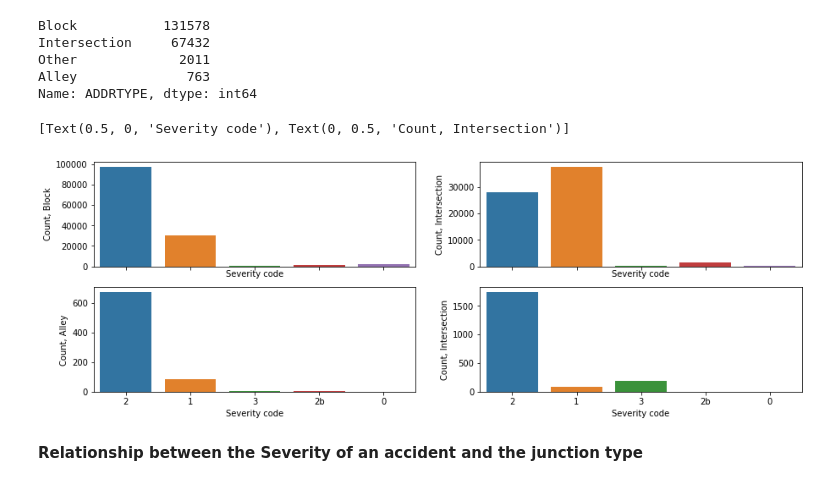
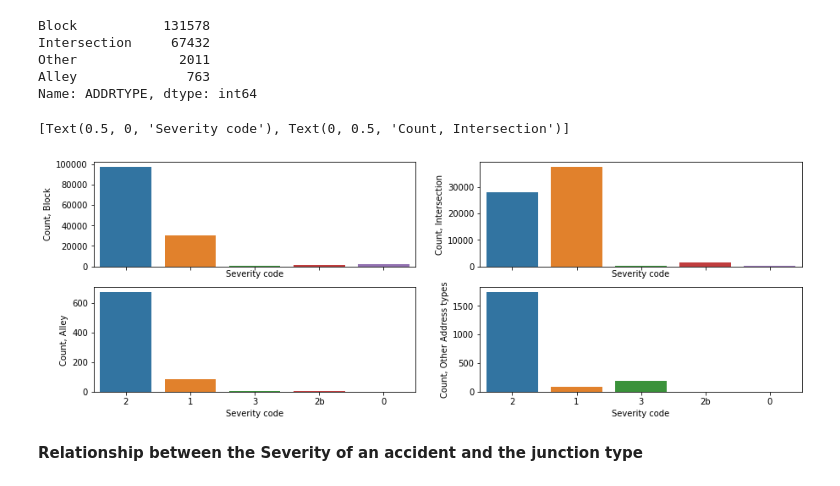
Before and after one commit to sankha14/Applied_Data_Science_Capstone, a Jupyter notebook: Car_Accident_Severity_Prediction.ipynb, the cells around one changed output. Drawn from its saved outputs; the diff is of its cells as text; code cells hidden in the pictures.

```diff
--- a/Car_Accident_Severity_Prediction.ipynb
+++ b/Car_Accident_Severity_Prediction.ipynb
@@ -829,26 +829,26 @@ Name: ADDRTYPE, dtype: int64
 # %%
 block_df = df_coll_clean[df_coll_clean['ADDRTYPE']== 'Block']
 intersection_df = df_coll_clean[df_coll_clean['ADDRTYPE']== 'Intersection']
 alley_df = df_coll_clean[df_coll_clean['ADDRTYPE']== 'Alley']
 other_df = df_coll_clean[df_coll_clean['ADDRTYPE']== 'Other']
 
 fig, axes = plt.subplots(2, 2, sharex = True, figsize = (15,5))
 
 
 sns.countplot(ax = axes[1, 0], x = alley_df['SEVERITYCODE'], data = alley_df)
 axes[1,0].set(xlabel = 'Severity code', ylabel = 'Count, Alley')
 
 sns.countplot(ax = axes[1, 1], x = other_df['SEVERITYCODE'], data = other_df)
-axes[1,1].set(xlabel = 'Severity code', ylabel = 'Count, Intersection')
+axes[1,1].set(xlabel = 'Severity code', ylabel = 'Count, Other Address types')
 
 sns.countplot(ax = axes[0, 0], x = block_df['SEVERITYCODE'], data = block_df)
 axes[0,0].set(xlabel = 'Severity code', ylabel = 'Count, Block')
 
 sns.countplot(ax = axes[0, 1], x = intersection_df['SEVERITYCODE'], data = intersection_df)
 axes[0,1].set(xlabel = 'Severity code', ylabel = 'Count, Intersection')
 # %% [output]
 [Text(0.5, 0, 'Severity code'), Text(0, 0.5, 'Count, Intersection')]
-[figure, old version]
+[figure, new version]
 # %% [markdown]
 **Relationship between the Severity of an accident and the junction type**
 # %% [markdown]
```
Also changed, not shown: parts of 2 cells of this notebook, 1 other file.
